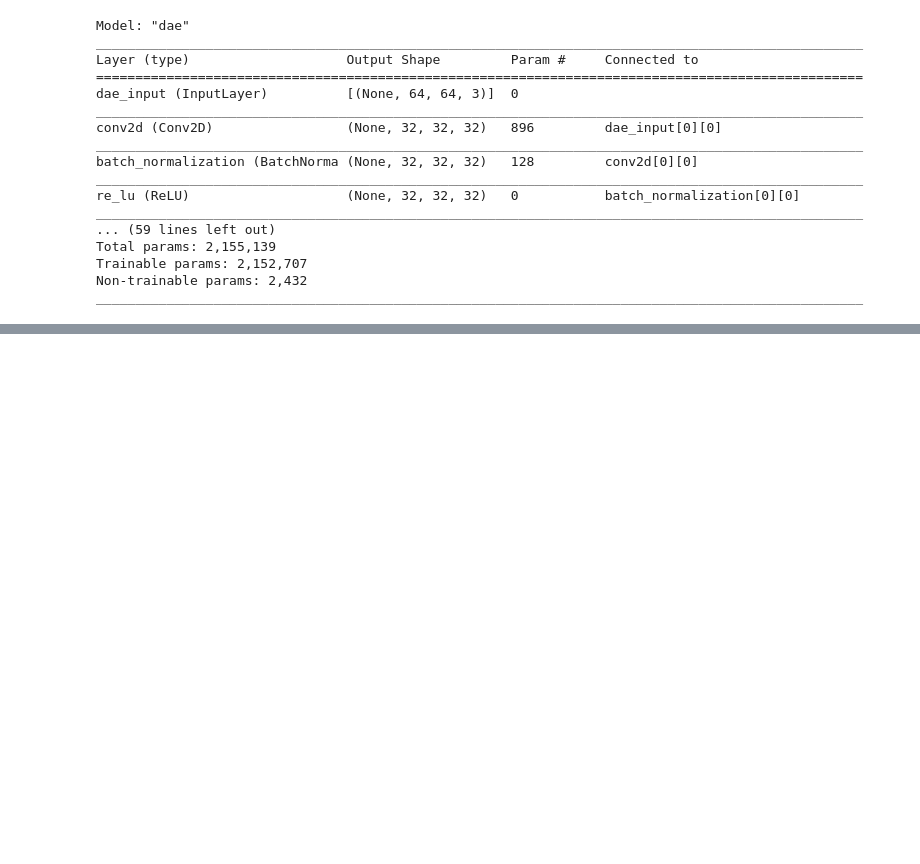
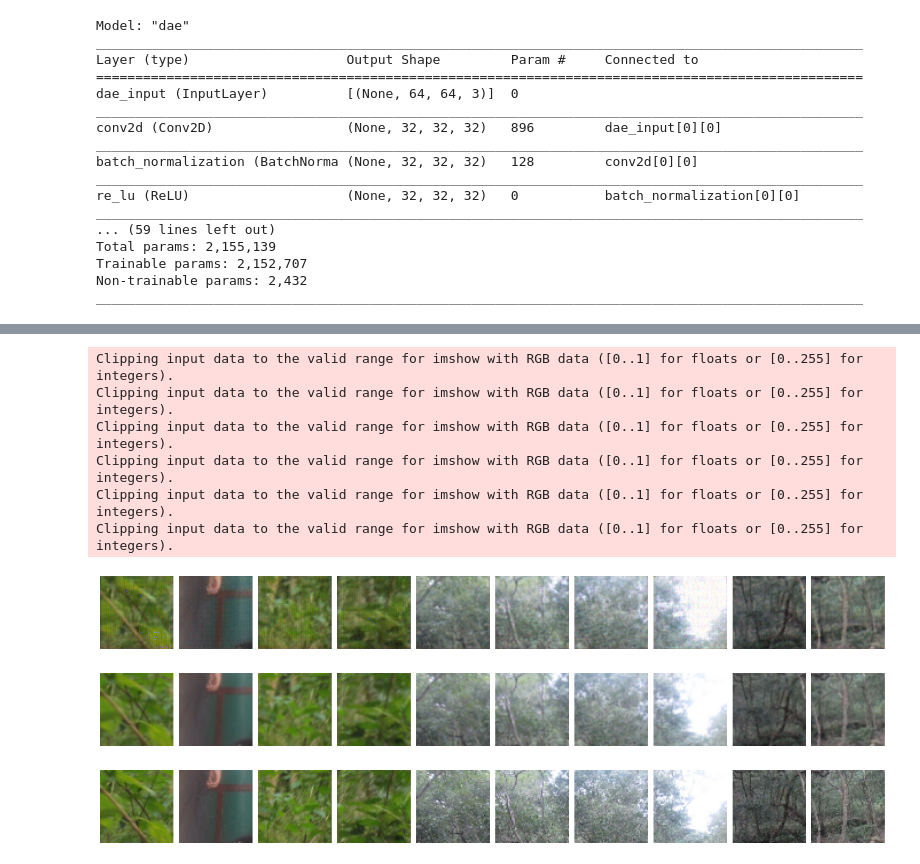
Before and after one commit to AryanSethi/No-Blur, a Jupyter notebook: UNet_deblurring_architecture.ipynb, the cells around one changed output, grey strips where cells are left out. Cells and saved outputs as stored; diff of their text form; code cells hidden in the pictures; blank space fills up the shorter version.

```diff
--- a/UNet_deblurring_architecture.ipynb
+++ b/UNet_deblurring_architecture.ipynb
@@ -179,0 +206,18 @@ Epoch 15/20
+# %%
+model=keras.models.load_model('best_model/')
+# %%
+prediction= model.predict(xx)
+# %%
+plotImages(prediction)
+plotImages(xx)
+plotImages(yy)
+# %% [output]
+Clipping input data to the valid range for imshow with RGB data ([0..1] for floats or [0..255] for integers).
+Clipping input data to the valid range for imshow with RGB data ([0..1] for floats or [0..255] for integers).
+Clipping input data to the valid range for imshow with RGB data ([0..1] for floats or [0..255] for integers).
+Clipping input data to the valid range for imshow with RGB data ([0..1] for floats or [0..255] for integers).
+Clipping input data to the valid range for imshow with RGB data ([0..1] for floats or [0..255] for integers).
+Clipping input data to the valid range for imshow with RGB data ([0..1] for floats or [0..255] for integers).
+[figure, added]
+[figure, added]
+[figure, added]
```
Also changed, not shown: parts of 6 cells of this notebook, 4 other files.
